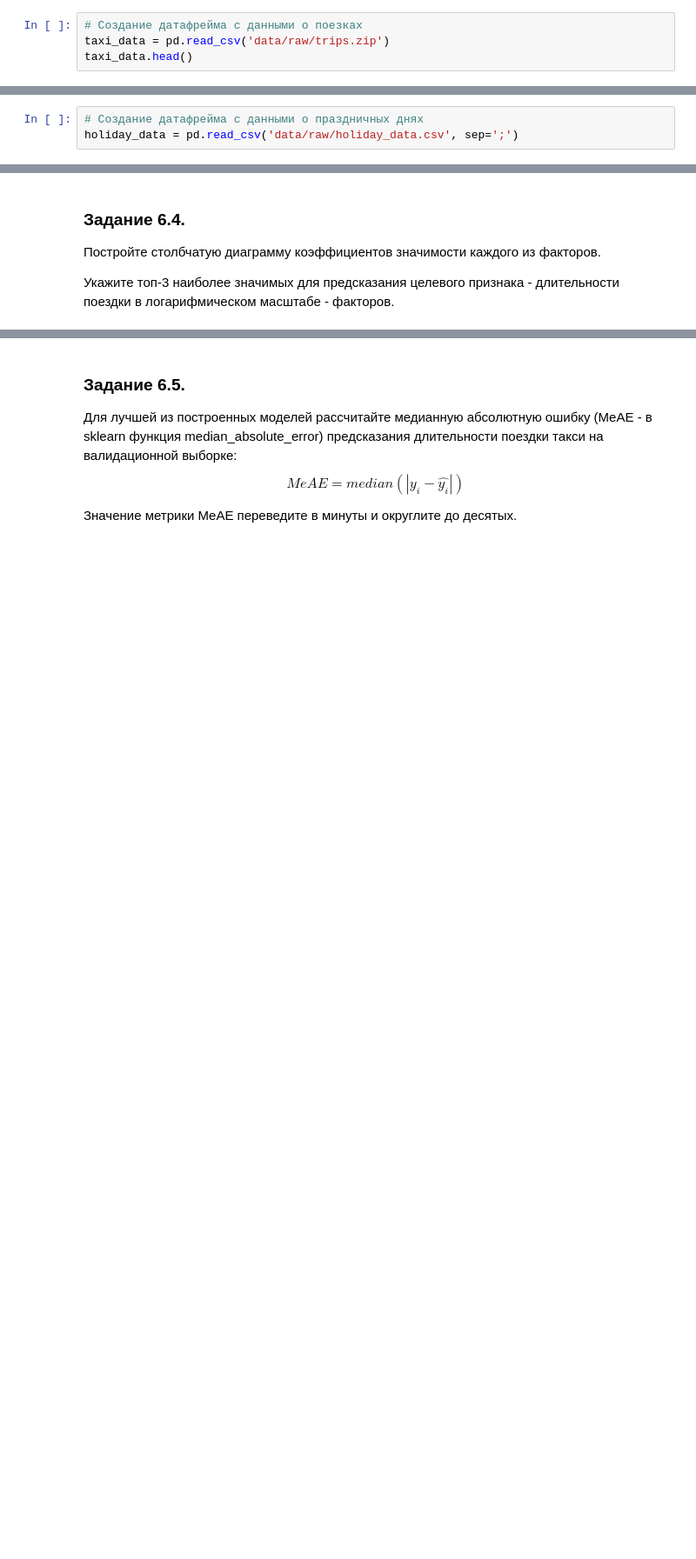
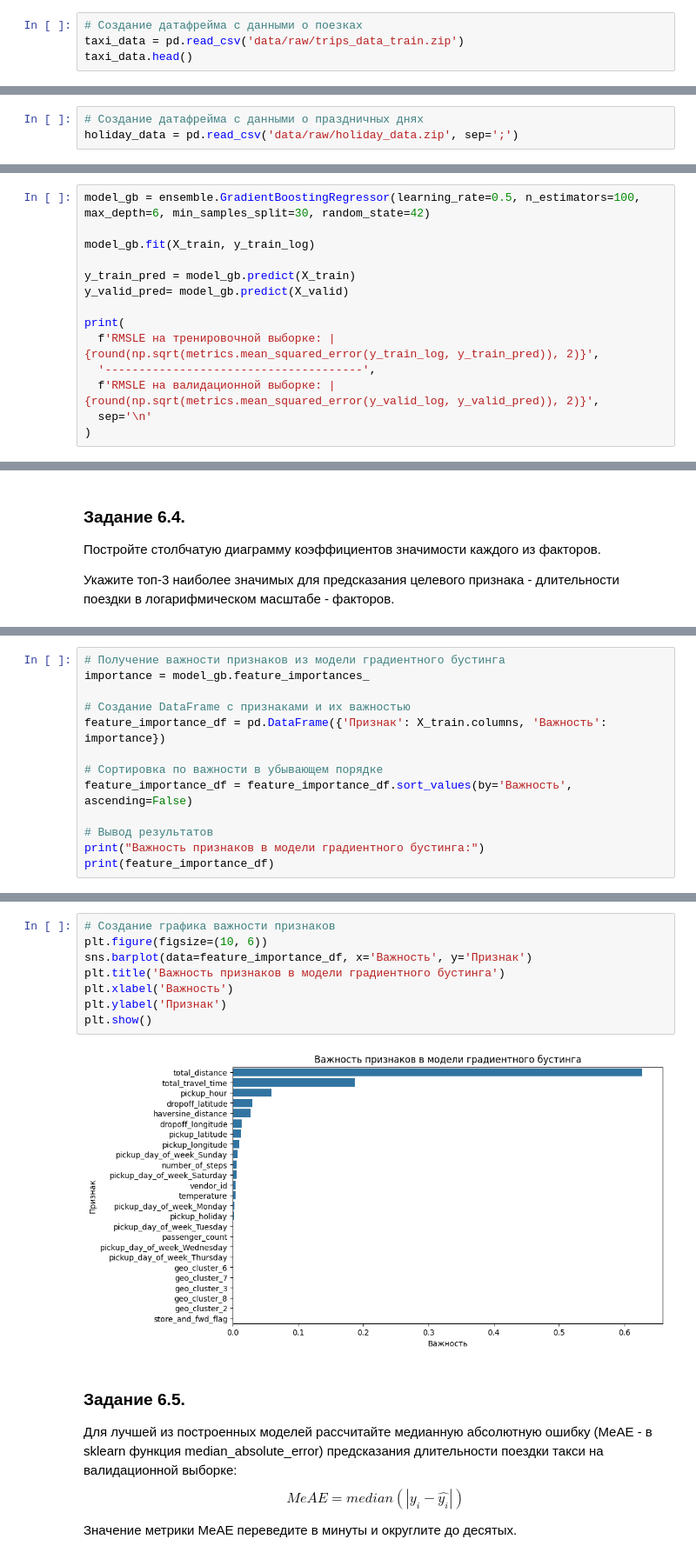
Before and after one commit to Losyash/pw_ii, a Jupyter notebook: notebook.ipynb, the cells around one changed output, grey strips where cells are left out. Shown at 87% size. Cells and saved outputs as stored; diff of their text form; blank space fills up the shorter version.

```diff
--- a/notebook.ipynb
+++ b/notebook.ipynb
@@ -68,6 +68,6 @@ if not os.path.exists('data/raw/trips.zip'):
 # %%
 # Создание датафрейма с данными о поезках
-taxi_data = pd.read_csv('data/raw/trips.zip')
+taxi_data = pd.read_csv('data/raw/trips_data_train.zip')
 taxi_data.head()
 # %% [output]
 |  | id | vendor_id | pickup_datetime | dropoff_datetime | passenger_count | pickup_longitude | ... |
@@ -256,6 +256,6 @@ if not os.path.exists('data/raw/holiday_data.csv'):
 # %%
 # Создание датафрейма с данными о праздничных днях
-holiday_data = pd.read_csv('data/raw/holiday_data.csv', sep=';')
+holiday_data = pd.read_csv('data/raw/holiday_data.zip', sep=';')
 # %%
 # Определение функции добавления в данных о поездках полей с данными о поездках в праздничные дни
 def add_holiday_features(taxi_data, holiday_data):
@@ -1396,0 +1427,14 @@ RMSLE  на валидационной выборке: 0.43)
+# %%
+model_gb = ensemble.GradientBoostingRegressor(learning_rate=0.5, n_estimators=100, max_depth=6, min_samples_split=30, random_state=42)
+
+model_gb.fit(X_train, y_train_log)
+
+y_train_pred = model_gb.predict(X_train)
+y_valid_pred= model_gb.predict(X_valid)
+
+print(
+  f'RMSLE на тренировочной выборке: | {round(np.sqrt(metrics.mean_squared_error(y_train_log, y_train_pred)), 2)}',
+  '--------------------------------------',
+  f'RMSLE на валидационной выборке: | {round(np.sqrt(metrics.mean_squared_error(y_valid_log, y_valid_pred)), 2)}',
+  sep='\n'
+)
@@ -1411,0 +1458,13 @@ RMSLE  на валидационной выборке: 0.43)
+# %%
+# Получение важности признаков из модели градиентного бустинга
+importance = model_gb.feature_importances_
+
+# Создание DataFrame с признаками и их важностью
+feature_importance_df = pd.DataFrame({'Признак': X_train.columns, 'Важность': importance})
+
+# Сортировка по важности в убывающем порядке
+feature_importance_df = feature_importance_df.sort_values(by='Важность', ascending=False)
+
+# Вывод результатов
+print("Важность признаков в модели градиентного бустинга:")
+print(feature_importance_df)
@@ -1412,3 +1489,13 @@ RMSLE  на валидационной выборке: 0.43)
+# %%
+# Создание графика важности признаков
+plt.figure(figsize=(10, 6))
+sns.barplot(data=feature_importance_df, x='Важность', y='Признак')
+plt.title('Важность признаков в модели градиентного бустинга')
+plt.xlabel('Важность')
+plt.ylabel('Признак')
+plt.show()
+# %% [output]
+[figure, added]
 # %% [markdown]
 ### Задание 6.5.
 Для лучшей из построенных моделей рассчитайте медианную абсолютную ошибку (MeAE - в sklearn функция median_absolute_error) предсказания длительности поездки такси на валидационной выборке:
```
Also changed, not shown: parts of 36 cells of this notebook.
